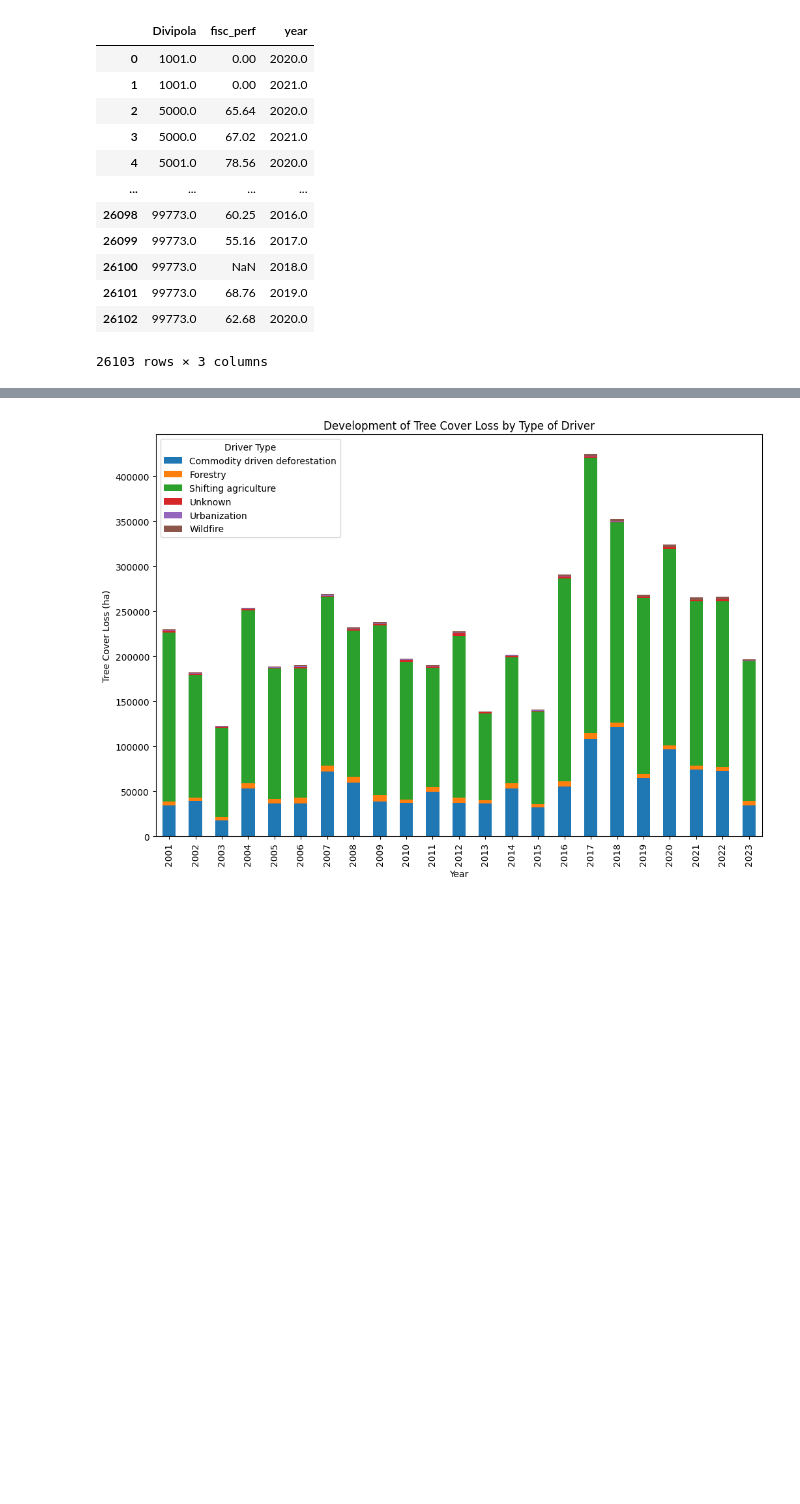
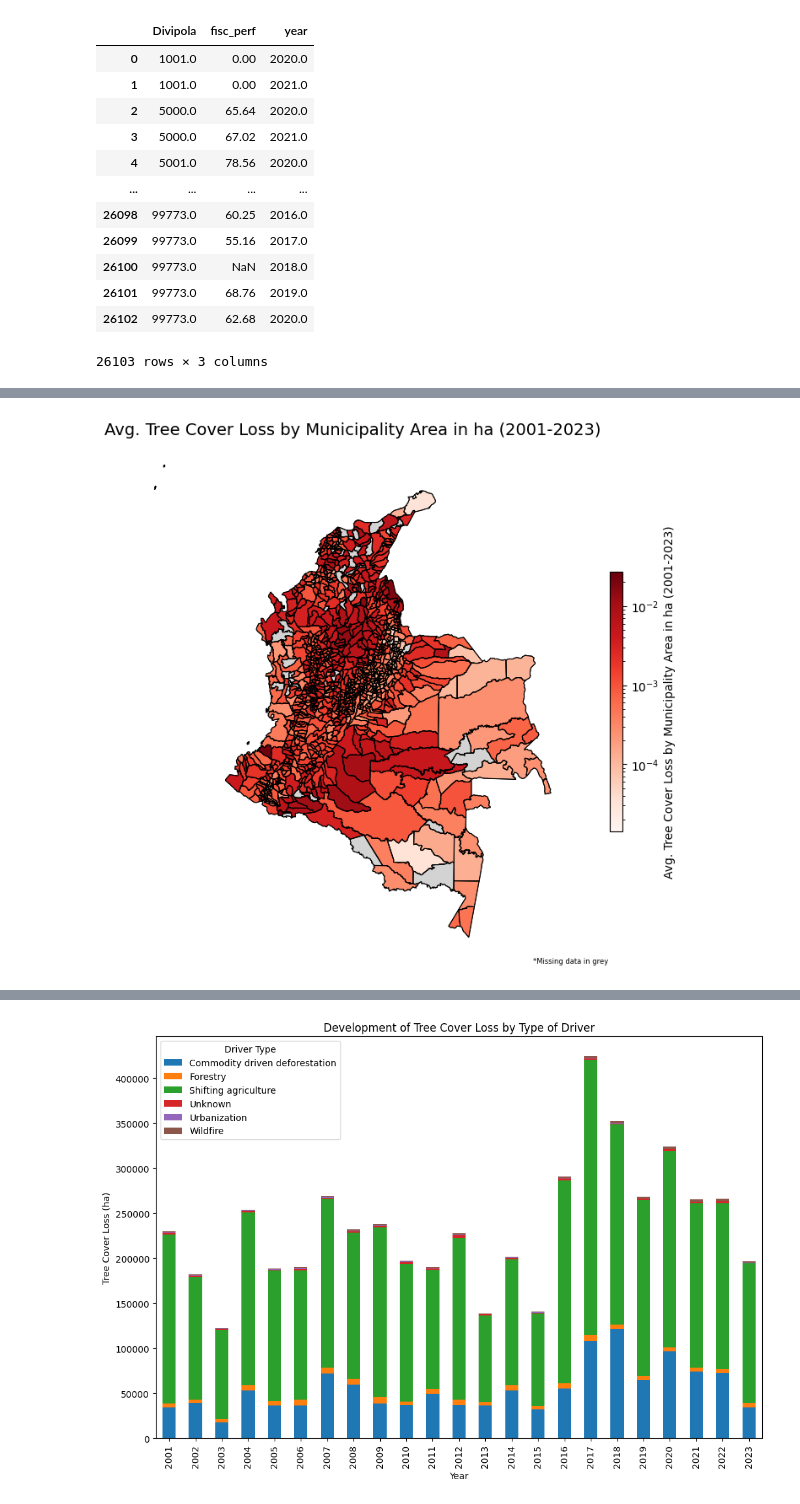
Before and after one commit to cpj97/MDS_thesis, a Jupyter notebook: script.ipynb, the cells around one changed output, grey strips where cells are left out. Drawn from its saved outputs; the diff is of its cells as text; code cells hidden in the pictures; blank space fills up the shorter version.

```diff
--- a/script.ipynb
+++ b/script.ipynb
@@ -325,0 +489,54 @@ dataframes[1]
+# %%
+###############################
+### Aggregate Deforestation ###
+###############################
+
+# Transform Deforestation Data into Wide Format
+# Ensure there are no duplicate entries for the pivot
+def_shapes['tc_loss_area'] = def_shapes['tc_loss'] / def_shapes['hectares']
+
+# Aggregate Tree Cover Loss by Municipality
+avg_tc_loss = def_shapes.groupby("mpios")["tc_loss_area"].mean().reset_index()
+
+# Merge Data and Ensure Geometry is Valid
+gdf = shapes.merge(avg_tc_loss, on="mpios", how="left")
+
+# Ensure `gdf` is a GeoDataFrame
+gdf = gpd.GeoDataFrame(gdf, geometry="geometry")
+
+# Drop rows where geometry is missing or invalid
+gdf = gdf.dropna(subset=["geometry"])
+gdf = gdf[gdf.is_valid]  # Remove invalid geometries
+
+
+# Replace 0 with NA to avoid log(0) in the color mapping
+gdf["tc_loss_area"] = gdf["tc_loss_area"].replace(0, np.nan)  # Replace 0 with NA
+# Define log scale normalization for color mapping
+log_norm = mcolors.LogNorm(vmin=gdf["tc_loss_area"].min(), vmax=gdf["tc_loss_area"].max())
+
+fig, ax = plt.subplots(figsize=(12, 8))
+
+shapes.plot(ax=ax, linewidth=0.8, color="lightgrey")  # Outline for all municipalities
+shapes.boundary.plot(ax=ax, linewidth=0.8, color="black")
+
+gdf.plot(column="tc_loss_area", cmap="Reds", linewidth=0.5, edgecolor="black",
+         legend=True, ax=ax, norm=log_norm,
+         missing_kwds={"color": "lightgrey", "label": "No Data"},
+         legend_kwds={"label": "Avg. Tree Cover Loss by Municipality Area in ha (2001-2023)", "orientation": "vertical", "shrink": 0.5})  # Shrink legend size
+
+
+ax.set_title("Avg. Tree Cover Loss by Municipality Area in ha (2001-2023)", fontsize=14)
+ax.axis("off")  # Hide axes
+
+# Move legend to the bottom right corner
+leg = ax.get_legend()
+if leg:
+    leg.set_bbox_to_anchor((0.95, 0.05))  # (X, Y) position in figure coordinates
+
+# Add footnote about missing data
+plt.annotate("*Missing data in grey", xy=(1, 0), xycoords="axes fraction",
+             fontsize=6, ha="center", va="center", color="black")
+
+plt.show()
+# %% [output]
+[figure, added]
```
Also changed, not shown: parts of 31 cells of this notebook.
